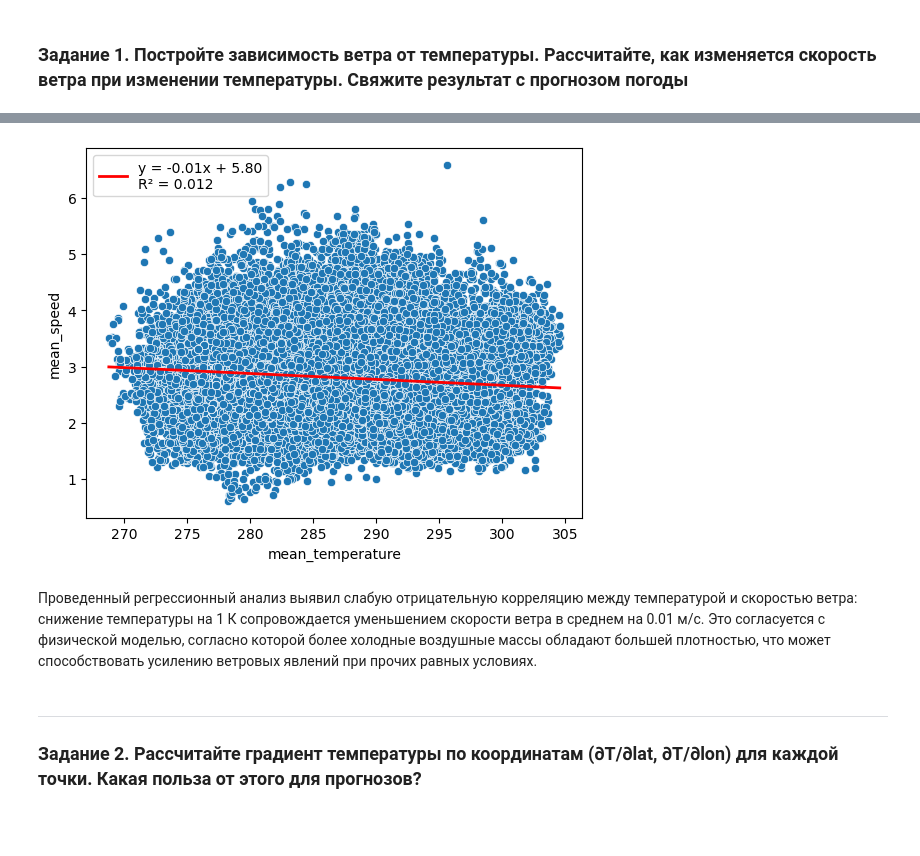
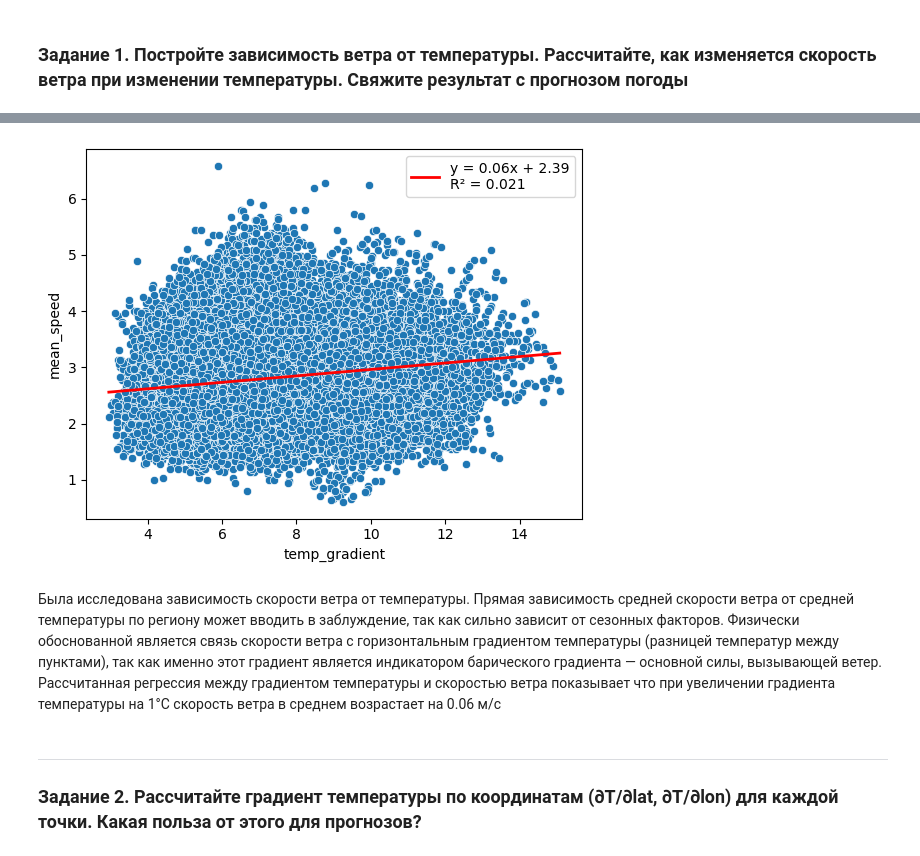
Before and after one commit to OlegRMW/vectors-, a Jupyter notebook: run.ipynb, the cells around one changed output, grey strips where cells are left out. Drawn from its saved outputs; the diff is of its cells as text; code cells hidden in the pictures; blank space fills up the shorter version.

```diff
--- a/run.ipynb
+++ b/run.ipynb
@@ -47,6 +47,9 @@ df = df[df.isnull().sum(axis=1)==0].copy() # удаляем строки с пу
 df['mean_temperature'] = df.iloc[:, 1:37].mean(axis=1) # средняя температура в городах в данный момент времени
 # %%
 df['mean_speed'] = df.iloc[:, 37:73].mean(axis=1) # средняя скорость ветра в городах в данных момент времени
+# %%
+# Стандартное отклонение температур по городам в каждый час - хороший показатель градиента
+df['temp_gradient'] = df.iloc[:, 1:37].std(axis=1)
 # %% [markdown]
 <hr>
 
@@ -69,0 +59,13 @@ print(f'Уравнение линейной регрессии: mean_speed = {sl
+# %%
+plt.figure(figsize=(10, 6))
+sns.scatterplot(data=df, x="temp_gradient", y="mean_speed")
+plt.xlabel('Горизонтальный градиент температуры (°C)')
+plt.ylabel('Средняя скорость ветра (м/с)')
+plt.title('Зависимость скорости ветра от градиента температуры')
+plt.show()
+
+slope, intercept, r_value, p_value, std_err = stats.linregress(
+    df['temp_gradient'], df['mean_speed']
+)
+print(f'Уравнение регрессии: Скорость_ветра = {slope:.3f} * Градиент_температуры + {intercept:.3f}')
+print(f'R^2: {r_value**2:.3f}')
@@ -70,17 +76,17 @@ print(f'Уравнение линейной регрессии: mean_speed = {sl
 # %%
-sns.scatterplot(data=df, x="mean_temperature", y="mean_speed")
+sns.scatterplot(data=df, x="temp_gradient", y="mean_speed")
 
-x_line = np.linspace(df['mean_temperature'].min(), df['mean_temperature'].max(), 100)
+x_line = np.linspace(df['temp_gradient'].min(), df['temp_gradient'].max(), 100)
 y_line = slope * x_line + intercept
 plt.plot(x_line, y_line, color='red', linewidth=2,
          label=f'y = {slope:.2f}x + {intercept:.2f}\nR² = {r_value**2:.3f}')
 
 plt.legend()
 plt.show()
 # %% [output]
-[figure, old version]
+[figure, new version]
 # %% [markdown]
-Проведенный регрессионный анализ выявил слабую отрицательную корреляцию между температурой и скоростью ветра: снижение температуры на 1 К сопровождается уменьшением скорости ветра в среднем на 0.01 м/с. Это согласуется с физической моделью, согласно которой более холодные воздушные массы обладают большей плотностью, что может способствовать усилению ветровых явлений при прочих равных условиях.
+Была исследована зависимость скорости ветра от температуры. Прямая зависимость средней скорости ветра от средней температуры по региону может вводить в заблуждение, так как сильно зависит от сезонных факторов. Физически обоснованной является связь скорости ветра с горизонтальным градиентом температуры (разницей температур между пунктами), так как именно этот градиент является индикатором барического градиента — основной силы, вызывающей ветер. Рассчитанная регрессия между градиентом температуры и скоростью ветра показывает что при увеличении градиента температуры на 1°C скорость ветра в среднем возрастает на 0.06 м/с
 # %% [markdown]
 <hr>
 
```
Also changed, not shown: parts of 12 cells of this notebook.
